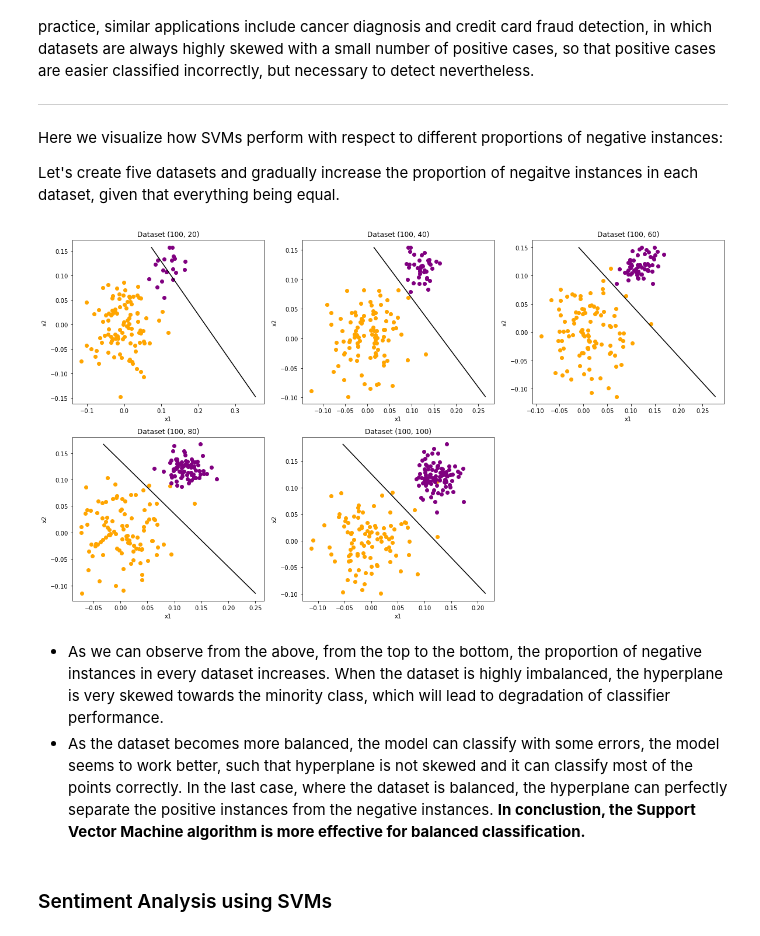
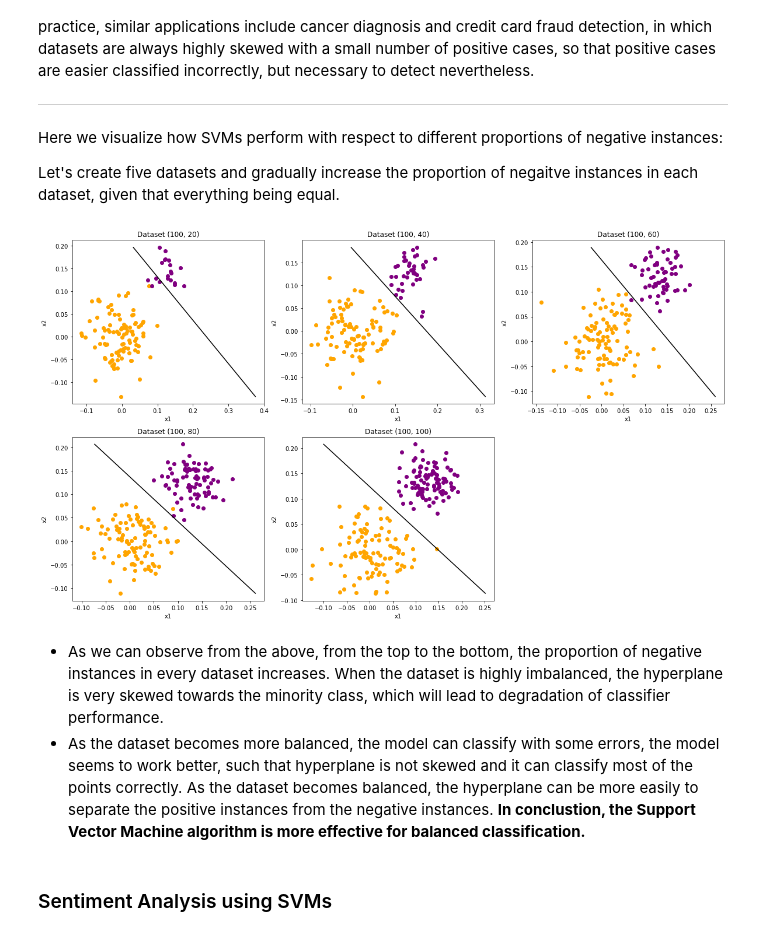
Before and after one commit to emgreen0601/svm, a Jupyter notebook: SVM Tutorial.ipynb, the cells around one changed output. Drawn from its saved outputs; the diff is of its cells as text; code cells hidden in the pictures.

Commit message:
update last

```diff
--- a/SVM Tutorial.ipynb
+++ b/SVM Tutorial.ipynb
@@ -352,38 +355,38 @@ Let's create five datasets and gradually increase the proportion of negaitve ins
 # %%
 import warnings
 plt.figure(figsize = (20,30))
 ratios = [(100, 20), (100, 40), (100,60),(100, 80),(100,100)]
 count=1
 with warnings.catch_warnings():
     for j,i in enumerate(ratios):
         warnings.simplefilter('ignore')
         model=svm.LinearSVC()
         plt.subplot(5, 3, count)
         count+=1
         X1=np.random.normal(0,0.045,size=(i[0],2))
-        X2=np.random.normal(0.12,0.02,size=(i[1],2))
+        X2=np.random.normal(0.13,0.03,size=(i[1],2))
         y1=np.array([1]*i[0]).reshape(-1,1)
         y2=np.array([0]*i[1]).reshape(-1,1)
         X=np.vstack((X1,X2))
         y=np.vstack((y1,y2))
         model.fit(X,y.ravel())
         plt.scatter(X1[:,0],X1[:,1],color = 'orange')
         plt.scatter(X2[:,0],X2[:,1],color='purple')
         plt.title('Dataset '+str(i))
         coef=model.coef_[0]
         intercept=model.intercept_
         max_model= max(X[:,1])
         min_model= min(X[:,1])
         points=np.array([[((-coef[1]*min_model - intercept)/coef[0]), min_model],[((-coef[1]*max_model - intercept)/coef[0]), max_model]])
         plt.plot(points[:,0], points[:,1],color = 'black')
         plt.xlabel("x1")
         plt.ylabel("x2")
 plt.show()
 # %% [output]
-[figure, old version]
+[figure, new version]
 # %% [markdown]
 * As we can observe from the above, from the top to the bottom, the proportion of negative instances in every dataset increases. When the dataset is highly imbalanced, the hyperplane is very skewed towards the minority class, which will lead to degradation of classifier performance.
-* As the dataset becomes more balanced, the model can classify with some errors, the model seems to work better, such that hyperplane is not skewed and it can classify most of the points correctly. In the last case, where the dataset is balanced, the hyperplane can perfectly separate the positive instances from the negative instances. **In conclustion, the Support Vector Machine algorithm is more effective for balanced classification.**
+* As the dataset becomes more balanced, the model can classify with some errors, the model seems to work better, such that hyperplane is not skewed and it can classify most of the points correctly. As the dataset becomes balanced, the hyperplane can be more easily to separate the positive instances from the negative instances. **In conclustion, the Support Vector Machine algorithm is more effective for balanced classification.**
 # %% [markdown]
 <a id='Sentiment Analysis using SVMs'></a>
 ### Sentiment Analysis using SVMs
```
Also changed, not shown: parts of 13 cells of this notebook, 2 other files.
